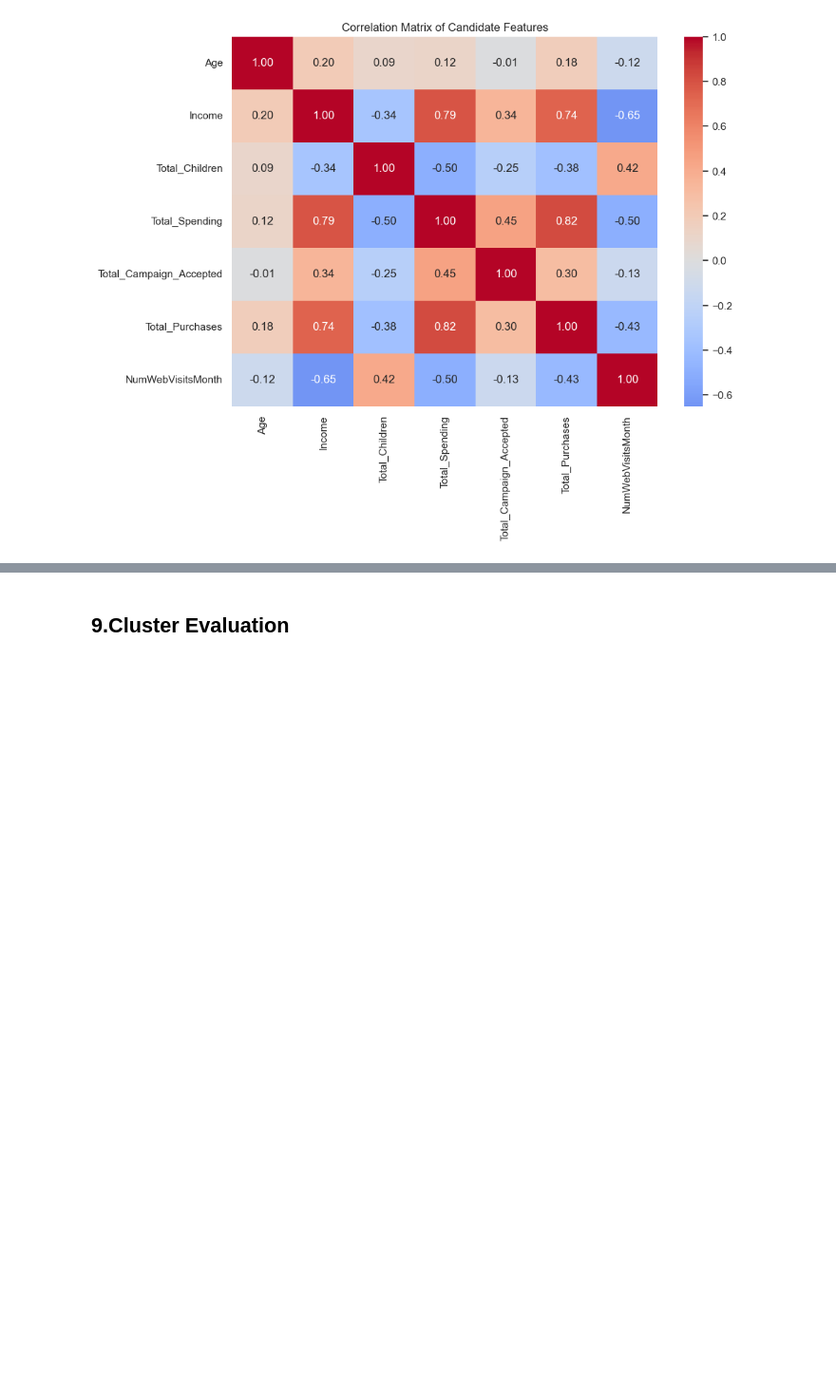
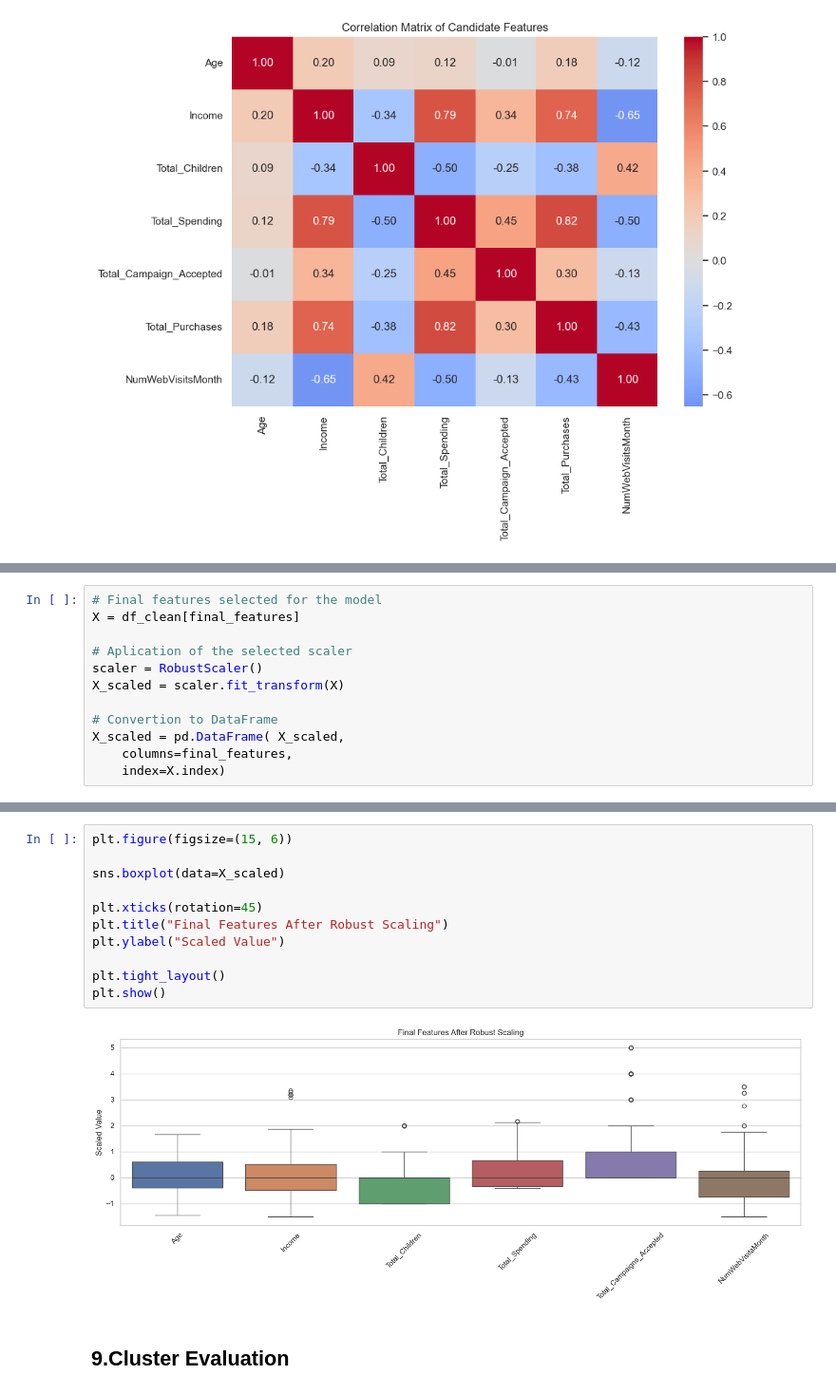
Before and after one commit to fridacarbajalordonez/customer-segmentation-kmeans, a Jupyter notebook: notebooks/customer_segmentation.ipynb, the cells around one changed output, grey strips where cells are left out. Shown at 95% size. Saved outputs shown, nothing was run; the diff lists cells and outputs as text; blank space fills up the shorter version.

```diff
--- a/notebooks/customer_segmentation.ipynb
+++ b/notebooks/customer_segmentation.ipynb
@@ -1086,0 +1217,12 @@ plt.show()
+# %%
+# Final features selected for the model
+X = df_clean[final_features]
+
+# Aplication of the selected scaler
+scaler = RobustScaler()
+X_scaled = scaler.fit_transform(X)
+
+# Convertion to DataFrame
+X_scaled = pd.DataFrame( X_scaled,
+    columns=final_features,
+    index=X.index)
@@ -1087,3 +1262,16 @@ plt.show()
+# %%
+plt.figure(figsize=(15, 6))
+
+sns.boxplot(data=X_scaled)
+
+plt.xticks(rotation=45)
+plt.title("Final Features After Robust Scaling")
+plt.ylabel("Scaled Value")
+
+plt.tight_layout()
+plt.show()
+# %% [output]
+[figure, added]
 # %% [markdown]
 ## 9.Cluster Evaluation
 # %% [markdown]
```
Also changed, not shown: parts of 18 cells of this notebook.
